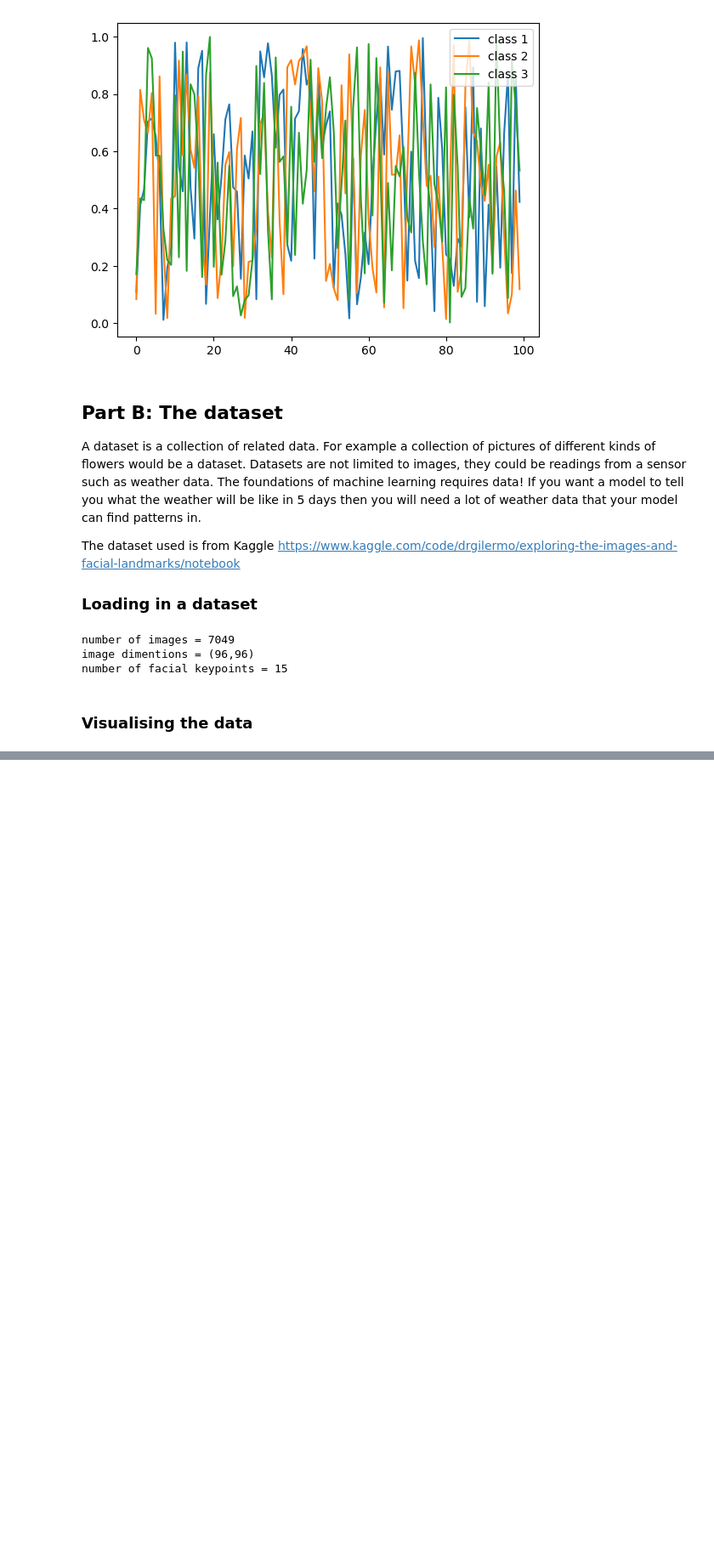
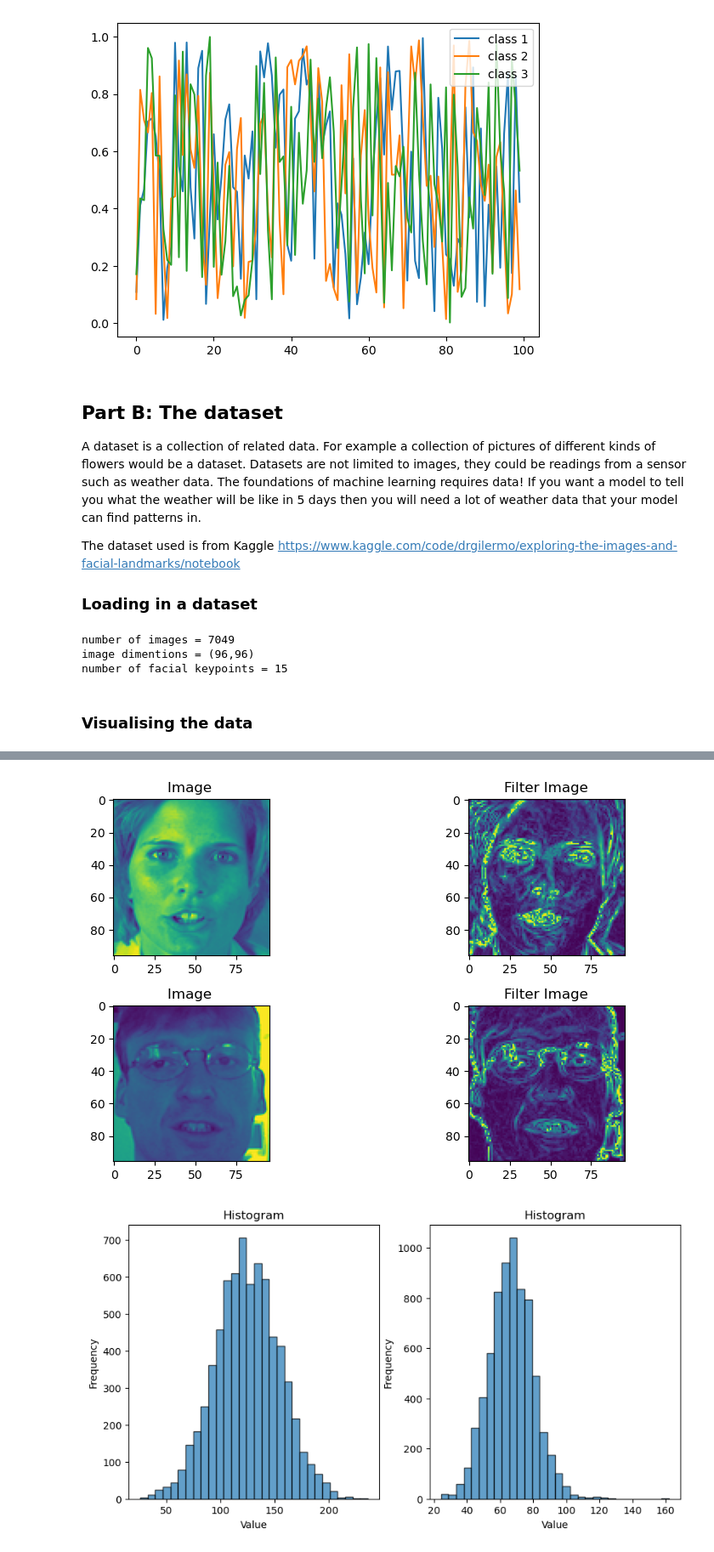
Before and after one commit to jembennettuk/work_experience, a Jupyter notebook: WorkSheets/task.ipynb, the cells around one changed output, grey strips where cells are left out. Shown at 85% size. Drawn from its saved outputs; the diff is of its cells as text; code cells hidden in the pictures; blank space fills up the shorter version.

```diff
--- a/WorkSheets/task.ipynb
+++ b/WorkSheets/task.ipynb
@@ -169,0 +231,78 @@ for i in range(num_fig_rows):
+# %%
+def applySobel(image):
+    # Apply Sobel filter in x-direction
+    sobel_x = cv2.Sobel(image, cv2.CV_64F, 1, 0, ksize=3)  # ksize=3 for a 3x3 Sobel kernel
+
+    # Apply Sobel filter in y-direction
+    sobel_y = cv2.Sobel(image, cv2.CV_64F, 0, 1, ksize=3)
+
+    # Convert the results back to uint8
+    sobel_x = np.uint8(np.absolute(sobel_x))
+    sobel_y = np.uint8(np.absolute(sobel_y))
+
+    # Combine the results to get the final edge-detected image
+    sobel_combined = cv2.bitwise_or(sobel_x, sobel_y)
+    return sobel_combined
+
+demo_image1=face_images_db[:,:,np.random.randint(0,100)]
+demo_image2=face_images_db[:,:,np.random.randint(0,100)]
+
+plt.figure(figsize=(10, 5))
+
+# Plot first image
+plt.subplot(2, 2, 1)
+plt.imshow(demo_image1)
+plt.title('Image ')
+
+# Plot second image
+plt.subplot(2, 2, 2)
+plt.imshow(applySobel(demo_image1))
+plt.title('Filter Image')
+
+# Plot first image
+plt.subplot(2, 2, 3)
+plt.imshow(demo_image2)
+plt.title('Image ')
+
+# Plot second image
+plt.subplot(2, 2, 4)
+plt.imshow(applySobel(demo_image2))
+plt.title('Filter Image')
+
+# Adjust spacing
+plt.tight_layout()
+
+# Show plot
+plt.show()
+
+# apply to whole dataset to see how this looks as a histogram
+transposed=face_images_db.T
+data=np.zeros_like(transposed)
+plt.figure(figsize=(10, 5))
+
+#apply filter
+for i in range(len(transposed)):
+    data[i]=applySobel(transposed[i])
+
+# Plot first hist
+plt.subplot(1, 2, 1)
+transposed_flat=transposed.reshape((len(transposed),96*96)) #flatten it into flat images
+averages=np.average(transposed_flat,axis=1) #find average of each image (rather than all images)
+plt.hist(averages, bins=30, edgecolor='black', alpha=0.7) #30 bins
+# Add labels and title
+plt.xlabel('Value')
+plt.ylabel('Frequency')
+plt.title('Histogram')
+#plot second
+plt.subplot(1, 2, 2)
+data=data.reshape((len(data),96*96)) #flatten it into flat images
+averages=np.average(data,axis=1) #find average of each image (rather than all images)
+plt.hist(averages, bins=30, edgecolor='black', alpha=0.7) #30 bins
+# Add labels and title
+plt.xlabel('Value')
+plt.ylabel('Frequency')
+plt.title('Histogram')
+plt.show()
+# %% [output]
+[figure, added]
+[figure, added]
```
Also changed, not shown: parts of 8 cells of this notebook.
